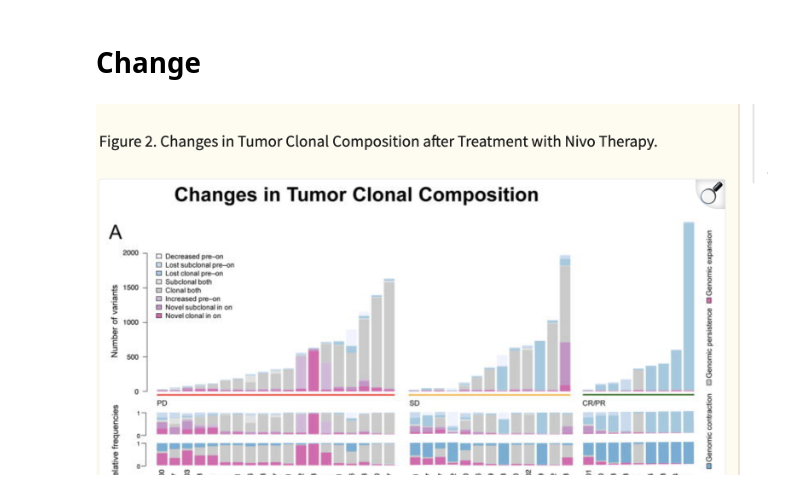
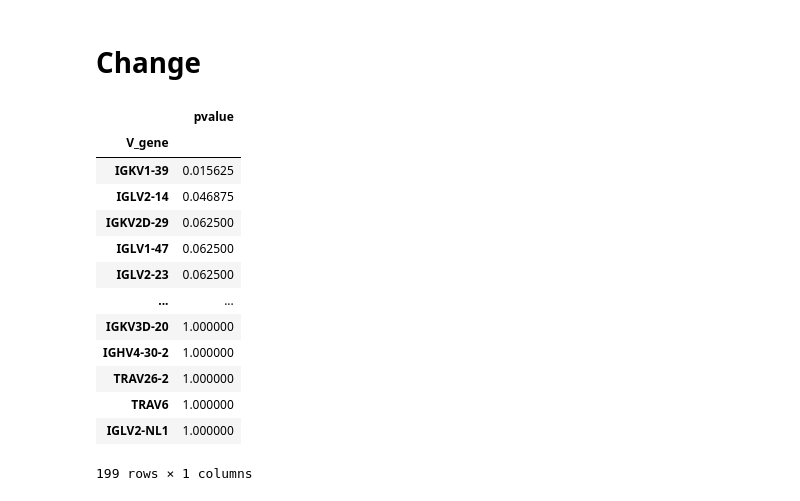
Before and after one commit to TalShor/Numenos_ex, a Jupyter notebook: analysis/Clonotype_Diversity.ipynb, the cells around one changed output. Drawn from its saved outputs; the diff is of its cells as text; code cells hidden in the pictures.

```diff
--- a/analysis/Clonotype_Diversity.ipynb
+++ b/analysis/Clonotype_Diversity.ipynb
@@ -146,5 +148,20 @@ J_genes_describe.groupby('family').apply(lambda df: display(df.head(3)))
 |  |
 # %% [markdown]
 # Change
-# %% [markdown]
-![image.png](attachment:image.png)
+# %%
+compare_genes_thought_test(V_genes, 'V_gene')
+# %% [output]
+|  | pvalue |
+| V_gene |  |
+| IGKV1-39 | 0.015625 |
+| IGLV2-14 | 0.046875 |
+| IGKV2D-29 | 0.062500 |
+| IGLV1-47 | 0.062500 |
+| IGLV2-23 | 0.062500 |
+| ... | ... |
+| IGKV3D-20 | 1.000000 |
+| IGHV4-30-2 | 1.000000 |
+| TRAV26-2 | 1.000000 |
+| TRAV6 | 1.000000 |
+| IGLV2-NL1 | 1.000000 |
+199 rows × 1 columns
```
Also changed, not shown: parts of 2 cells of this notebook, 4 other files.
